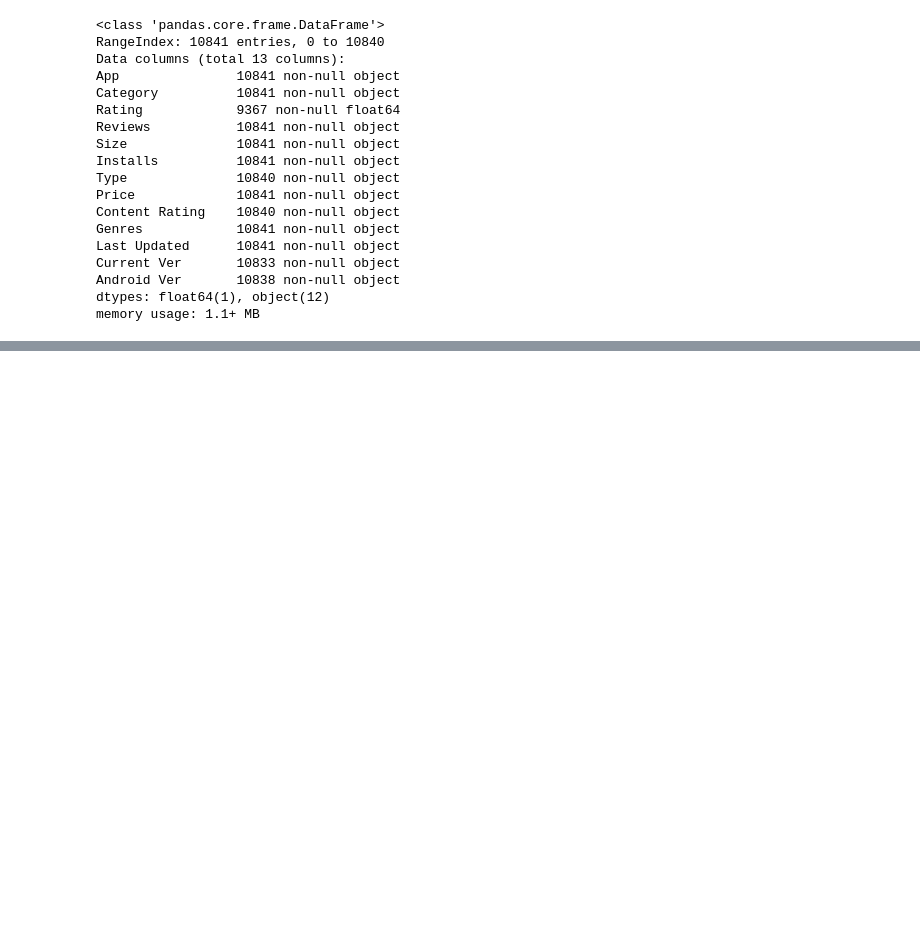
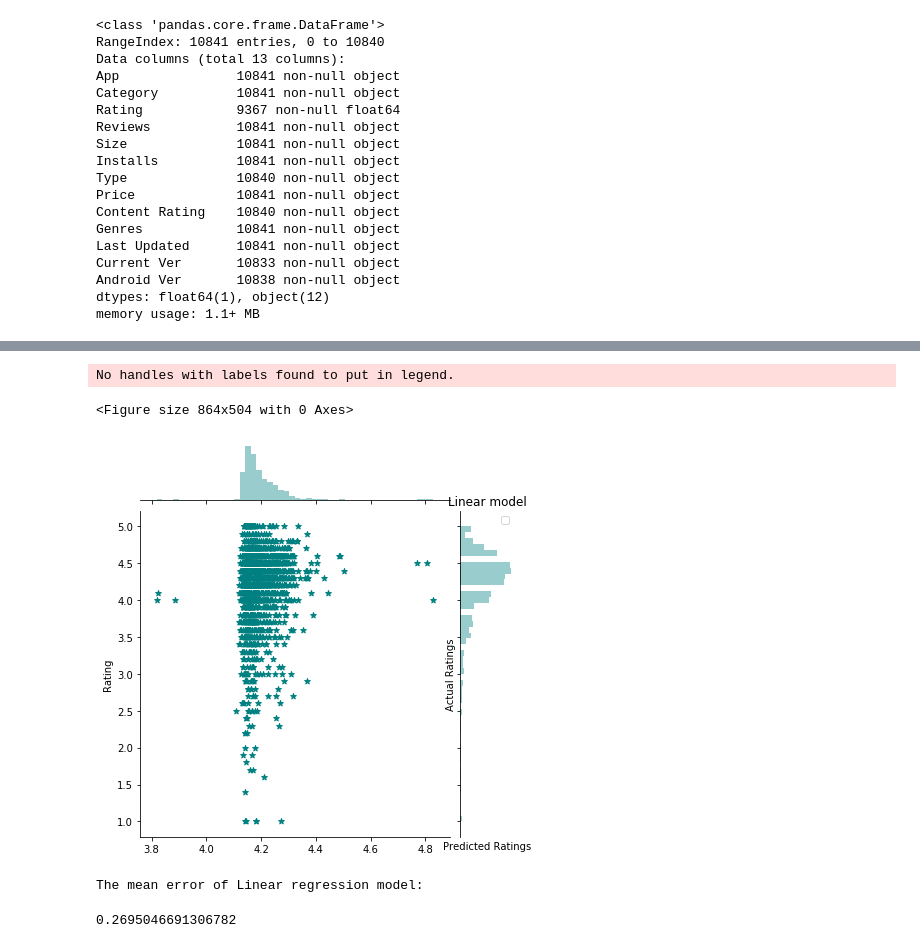
Before and after one commit to 22557i/INFO7390AdvancedDataScience, a Jupyter notebook: Assignment1/Assignment1.ipynb, the cells around one changed output, grey strips where cells are left out. Saved outputs shown, nothing was run; the diff lists cells and outputs as text; code cells hidden in the pictures; blank space fills up the shorter version.

```diff
--- a/Assignment1/Assignment1.ipynb
+++ b/Assignment1/Assignment1.ipynb
@@ -51,0 +147,23 @@ memory usage: 1.1+ MB
+# %%
+X = df.drop(labels = ['Category','Rating','Genres','Genres_c'],axis = 1)
+y = df.Rating
+X_train, X_test, y_train, y_test = train_test_split(X, y, test_size=0.20)
+model = LinearRegression()
+model.fit(X_train,y_train)
+Results = model.predict(X_test)
+plt.figure(figsize=(12,7))
+sns.jointplot(Results,y_test,color='teal', label = 'Integer', marker = '*')
+
+plt.legend()
+plt.title('Linear model')
+plt.xlabel('Predicted Ratings')
+plt.ylabel('Actual Ratings')
+plt.show()
+print("The mean error of Linear regression model:")
+metrics.mean_squared_error(Results,y_test)
+# %% [output]
+No handles with labels found to put in legend.
+<Figure size 864x504 with 0 Axes>
+[figure, added]
+The mean error of Linear regression model:
+0.2695046691306782
```
Also changed, not shown: parts of 17 cells of this notebook.
